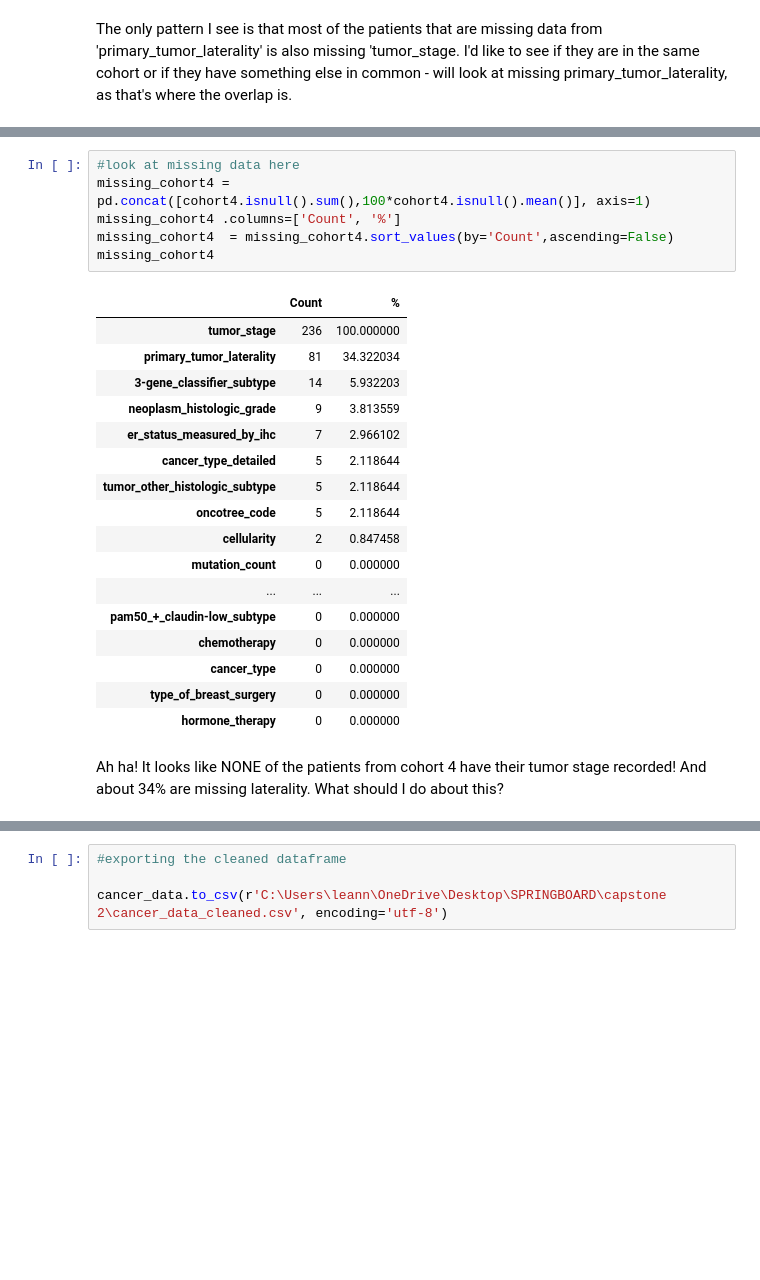
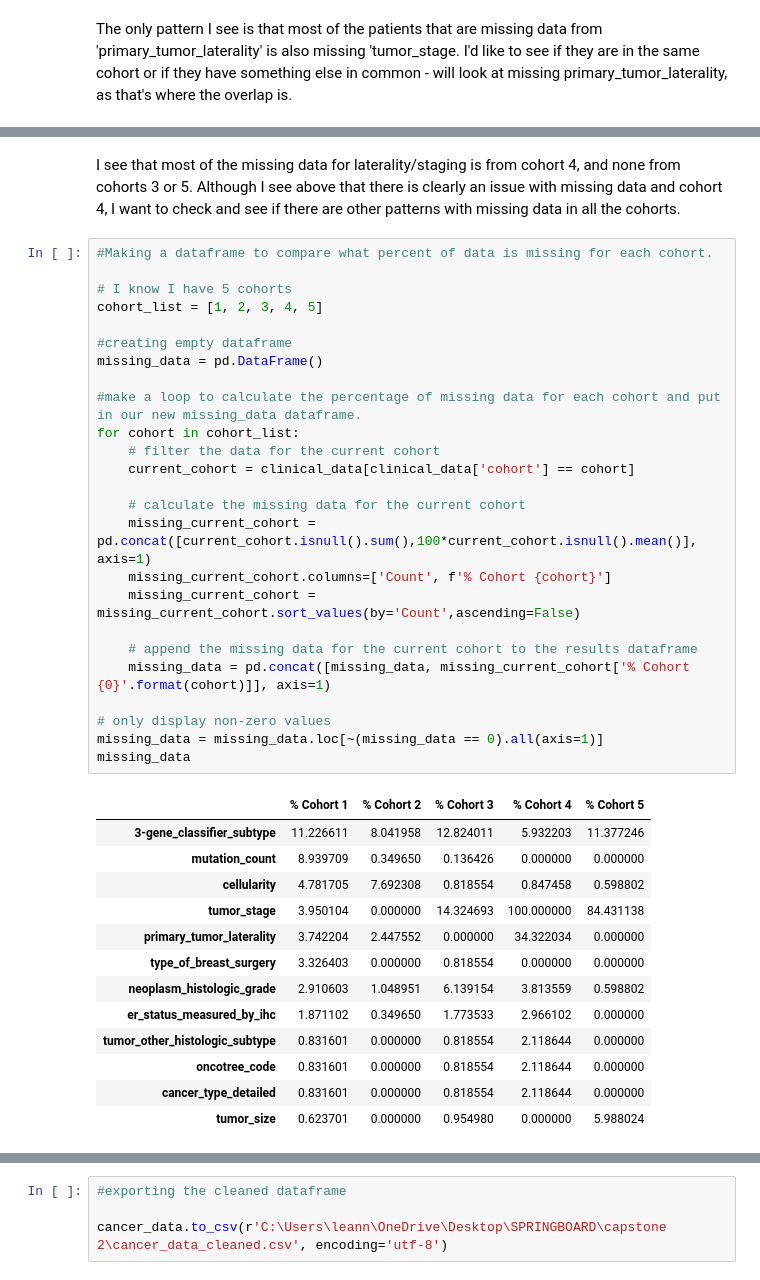
Before and after one commit to aerbsen/Springboard, a Jupyter notebook: Capstone Project 2/capstone2_data_wrangling.ipynb, the cells around one changed output, grey strips where cells are left out. Drawn from its saved outputs; the diff is of its cells as text; blank space fills up the shorter version.

```diff
--- a/Capstone Project 2/capstone2_data_wrangling.ipynb
+++ b/Capstone Project 2/capstone2_data_wrangling.ipynb
@@ -410,26 +446,41 @@ cohort4
-# %%
-#look at missing data here
-missing_cohort4 = pd.concat([cohort4.isnull().sum(),100*cohort4.isnull().mean()], axis=1)
-missing_cohort4 .columns=['Count', '%']
-missing_cohort4  = missing_cohort4.sort_values(by='Count',ascending=False)
-missing_cohort4
-# %% [output]
-|  | Count | % |
-| tumor_stage | 236 | 100.000000 |
-| primary_tumor_laterality | 81 | 34.322034 |
-| 3-gene_classifier_subtype | 14 | 5.932203 |
-| neoplasm_histologic_grade | 9 | 3.813559 |
-| er_status_measured_by_ihc | 7 | 2.966102 |
-| cancer_type_detailed | 5 | 2.118644 |
-| tumor_other_histologic_subtype | 5 | 2.118644 |
-| oncotree_code | 5 | 2.118644 |
-| cellularity | 2 | 0.847458 |
-| mutation_count | 0 | 0.000000 |
-| ... | ... | ... |
-| pam50_+_claudin-low_subtype | 0 | 0.000000 |
-| chemotherapy | 0 | 0.000000 |
-| cancer_type | 0 | 0.000000 |
-| type_of_breast_surgery | 0 | 0.000000 |
-| hormone_therapy | 0 | 0.000000 |
-# %% [markdown]
-Ah ha! It looks like NONE of the patients from cohort 4 have their tumor stage recorded! And about 34% are missing laterality. What should I do about this?
+# %% [markdown]
+I see that most of the missing data for laterality/staging is from cohort 4, and none from cohorts 3 or 5. Although I see above that there is clearly an issue with missing data and cohort 4, I want to check and see if there are other patterns with missing data in all the cohorts.
+# %%
+#Making a dataframe to compare what percent of data is missing for each cohort.
+
+# I know I have 5 cohorts
+cohort_list = [1, 2, 3, 4, 5]
+
+#creating empty dataframe
+missing_data = pd.DataFrame()
+
+#make a loop to calculate the percentage of missing data for each cohort and put in our new missing_data dataframe.
+for cohort in cohort_list:
+    # filter the data for the current cohort
+    current_cohort = clinical_data[clinical_data['cohort'] == cohort]
+
+    # calculate the missing data for the current cohort
+    missing_current_cohort = pd.concat([current_cohort.isnull().sum(),100*current_cohort.isnull().mean()], axis=1)
+    missing_current_cohort.columns=['Count', f'% Cohort {cohort}']
+    missing_current_cohort = missing_current_cohort.sort_values(by='Count',ascending=False)
+
+    # append the missing data for the current cohort to the results dataframe
+    missing_data = pd.concat([missing_data, missing_current_cohort['% Cohort {0}'.format(cohort)]], axis=1)
+
+# only display non-zero values
+missing_data = missing_data.loc[~(missing_data == 0).all(axis=1)]
+missing_data
+# %% [output]
+|  | % Cohort 1 | % Cohort 2 | % Cohort 3 | % Cohort 4 | % Cohort 5 |
+| 3-gene_classifier_subtype | 11.226611 | 8.041958 | 12.824011 | 5.932203 | 11.377246 |
+| mutation_count | 8.939709 | 0.349650 | 0.136426 | 0.000000 | 0.000000 |
+| cellularity | 4.781705 | 7.692308 | 0.818554 | 0.847458 | 0.598802 |
+| tumor_stage | 3.950104 | 0.000000 | 14.324693 | 100.000000 | 84.431138 |
+| primary_tumor_laterality | 3.742204 | 2.447552 | 0.000000 | 34.322034 | 0.000000 |
+| type_of_breast_surgery | 3.326403 | 0.000000 | 0.818554 | 0.000000 | 0.000000 |
+| neoplasm_histologic_grade | 2.910603 | 1.048951 | 6.139154 | 3.813559 | 0.598802 |
+| er_status_measured_by_ihc | 1.871102 | 0.349650 | 1.773533 | 2.966102 | 0.000000 |
+| tumor_other_histologic_subtype | 0.831601 | 0.000000 | 0.818554 | 2.118644 | 0.000000 |
+| oncotree_code | 0.831601 | 0.000000 | 0.818554 | 2.118644 | 0.000000 |
+| cancer_type_detailed | 0.831601 | 0.000000 | 0.818554 | 2.118644 | 0.000000 |
+| tumor_size | 0.623701 | 0.000000 | 0.954980 | 0.000000 | 5.988024 |
```
Also changed, not shown: parts of 88 cells of this notebook.
